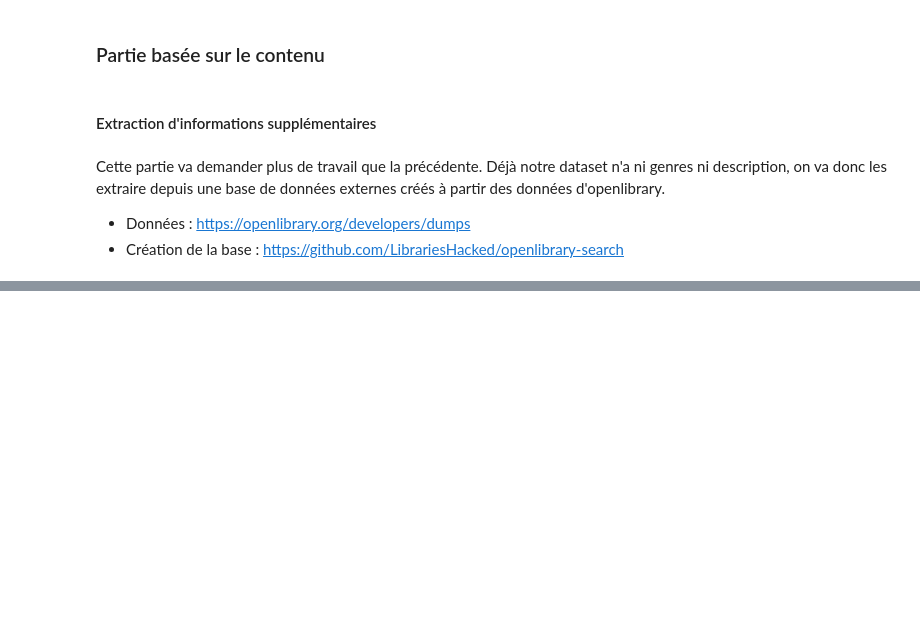
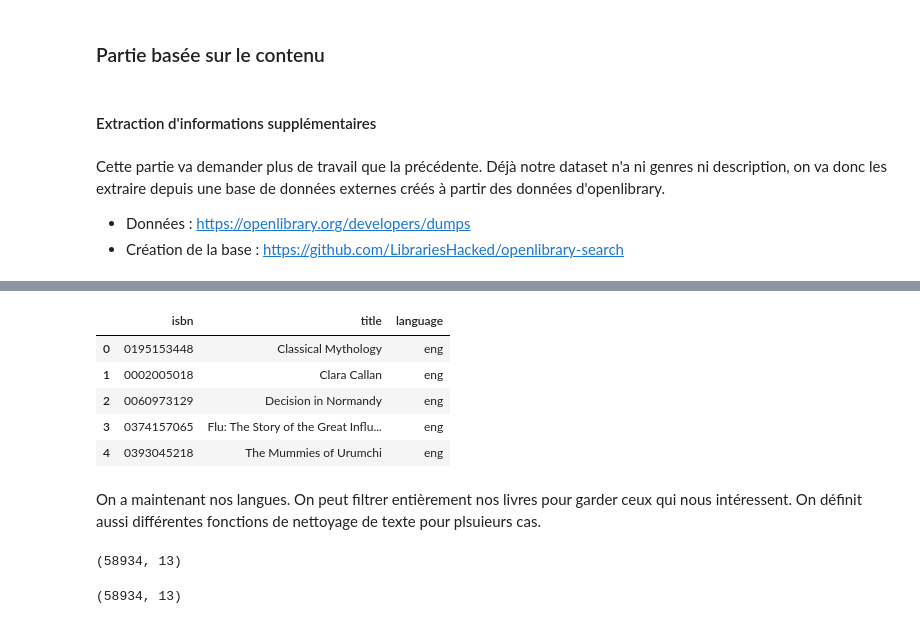
Before and after one commit to redyddm/projet_ter, a Jupyter notebook: reco_books/notebooks/notebook.ipynb, the cells around one changed output, grey strips where cells are left out. Saved outputs shown, nothing was run; the diff lists cells and outputs as text; code cells hidden in the pictures; blank space fills up the shorter version.

```diff
--- a/reco_books/notebooks/notebook.ipynb
+++ b/reco_books/notebooks/notebook.ipynb
@@ -815,0 +758,52 @@ def add_genres_str_column(books, categories_df, book_id_col="book_id", genres_co
+# %%
+from lingua import Language, LanguageDetectorBuilder
+
+languages = [Language.ENGLISH, Language.FRENCH, Language.GERMAN, Language.SPANISH]
+detector = LanguageDetectorBuilder.from_languages(*languages).build()
+
+def detect_lang(text):
+    """ Détecte la langue du texte donnée
+        Args:
+            text (str) : texte servant à déterminer la langue
+    """
+    # On gère une exception au cas où
+    try:
+        lang=detector.detect_language_of(text)
+        return lang.iso_code_639_3.name.lower()
+
+    except Exception as e:
+        return ""
+
+def add_language_column(books, title_col="title", desc_col="description", lang_col="language"):
+    """ Ajoute une colonne de langue uniquement pour les lignes où elle est NaN.
+        Args:
+            books (pd.DataFrame) :  DataFrame de livres
+            title_col (str) : Colonne des titres
+            desc_col (str) : Colonne des descriptions
+            lang_col (str) : Colonne des langues
+        Returns:
+            books (pd.DataFrame) : DataFrame des livres avec les langues ajoutées
+    """
+    books = books.copy()
+    if lang_col not in books.columns:
+        books[lang_col] = None
+
+    tqdm.pandas(desc="Détection de la langue")
+    mask = books[lang_col].isna()
+
+    books.loc[mask, lang_col] = (
+        (books.loc[mask, title_col].fillna('') + ' ' + books.loc[mask, desc_col].fillna(''))
+        .progress_apply(detect_lang)
+    )
+    return books
+# %%
+books_desc = add_language_column(books_desc)
+# %%
+books_desc[['isbn', 'title', 'language']].head()
+# %% [output]
+|  | isbn | title | language |
+| 0 | 0195153448 | Classical Mythology | eng |
+| 1 | 0002005018 | Clara Callan | eng |
+| 2 | 0060973129 | Decision in Normandy | eng |
+| 3 | 0374157065 | Flu: The Story of the Great Influ... | eng |
+| 4 | 0393045218 | The Mummies of Urumchi | eng |
@@ -815,0 +815,2 @@ def add_genres_str_column(books, categories_df, book_id_col="book_id", genres_co
+# %% [markdown]
+On a maintenant nos langues. On peut filtrer entièrement nos livres pour garder ceux qui nous intéressent. On définit aussi différentes fonctions de nettoyage de texte pour plsuieurs cas.
@@ -815,0 +914,4 @@ def add_genres_str_column(books, categories_df, book_id_col="book_id", genres_co
+# %%
+books_desc.shape
+# %% [output]
+(58934, 13)
@@ -815,0 +920,4 @@ def add_genres_str_column(books, categories_df, book_id_col="book_id", genres_co
+# %%
+books_desc.shape
+# %% [output]
+(58934, 13)
```
Also changed, not shown: parts of 71 cells of this notebook, 16 other files.
